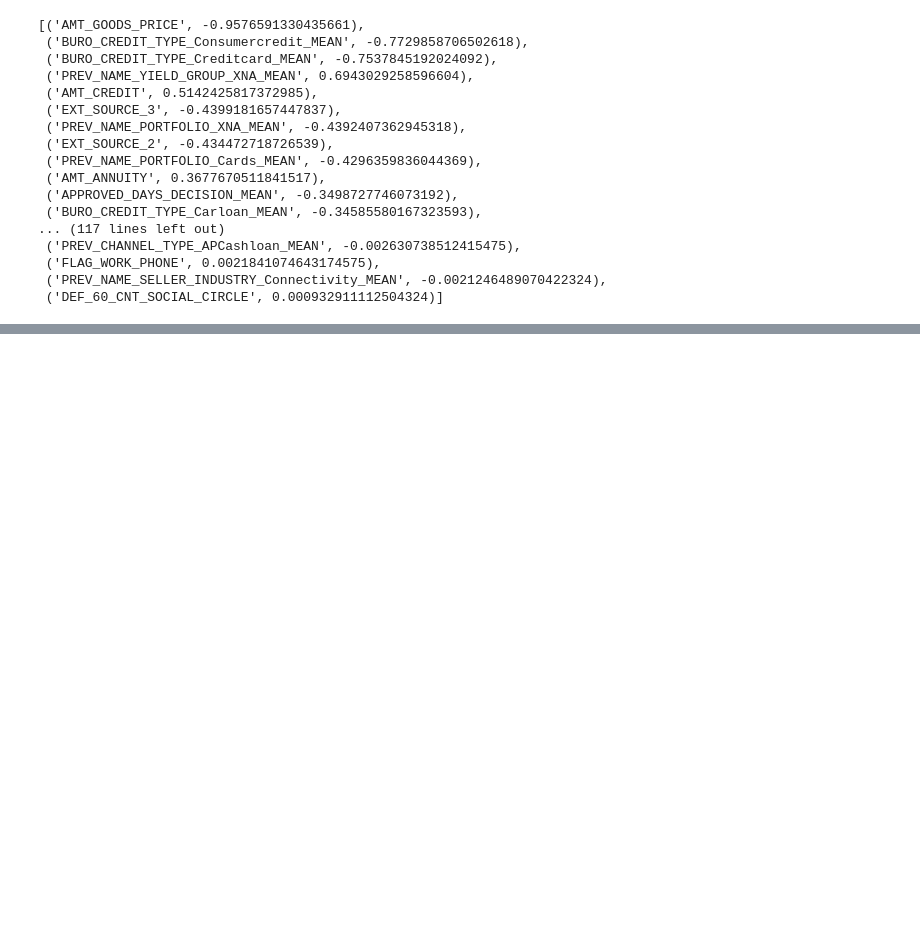
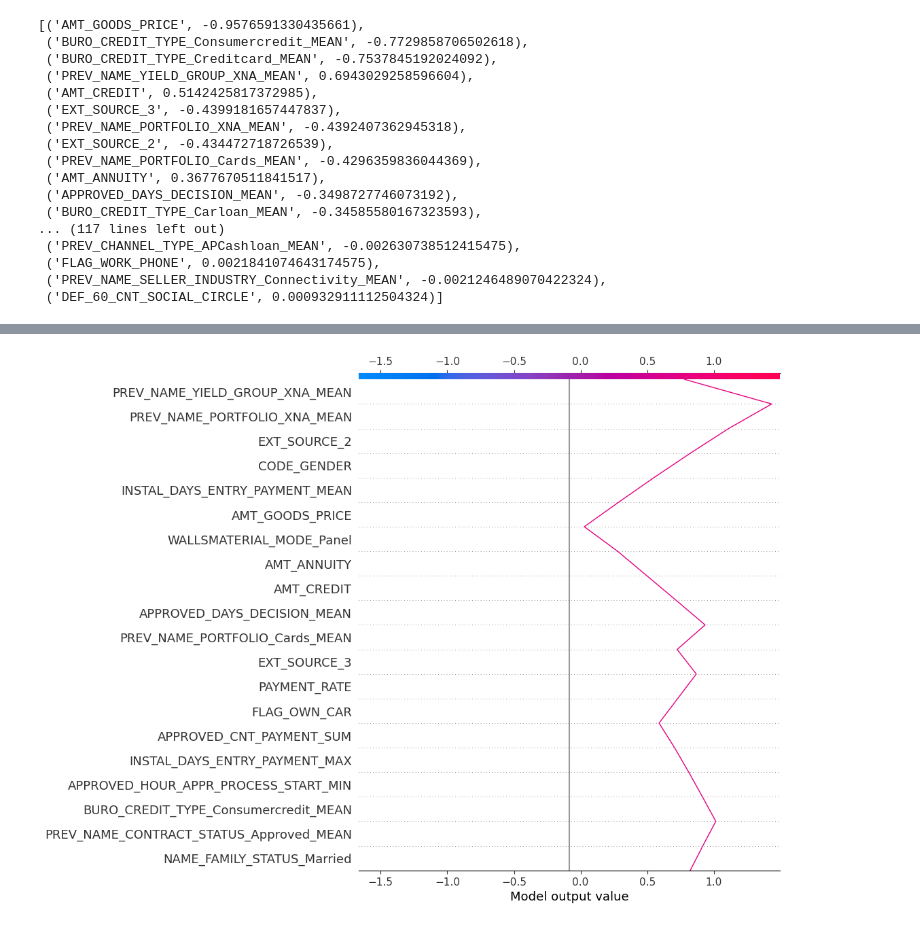
Before and after one commit to matthieu0guim/datascientist_P7, a Jupyter notebook: analyse_v2.ipynb, the cells around one changed output, grey strips where cells are left out. Saved outputs shown, nothing was run; the diff lists cells and outputs as text; code cells hidden in the pictures; blank space fills up the shorter version.

```diff
--- a/analyse_v2.ipynb
+++ b/analyse_v2.ipynb
@@ -914,0 +1020,6 @@ to_sample.head()
+# %%
+shap.decision_plot(log_reg_explainer.expected_value,
+                   log_reg_explainer.shap_values(X_test.loc[275563]),
+                  feature_names=X_test.columns.tolist())
+# %% [output]
+[figure, added]
```
Also changed, not shown: parts of 51 cells of this notebook, 1 other file.
